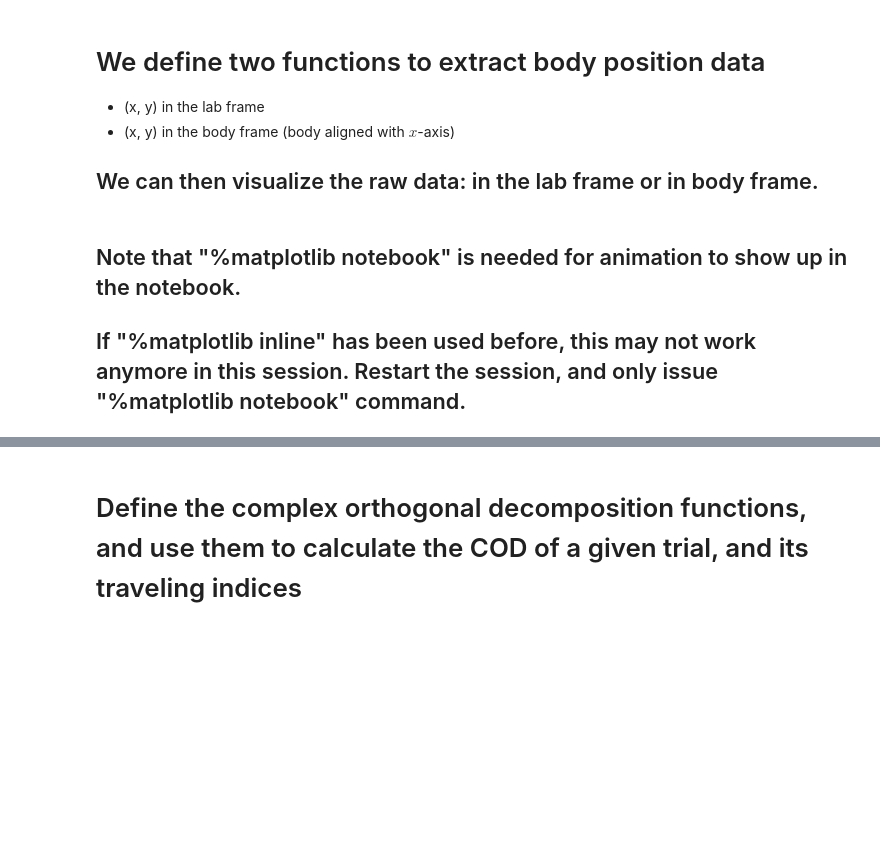
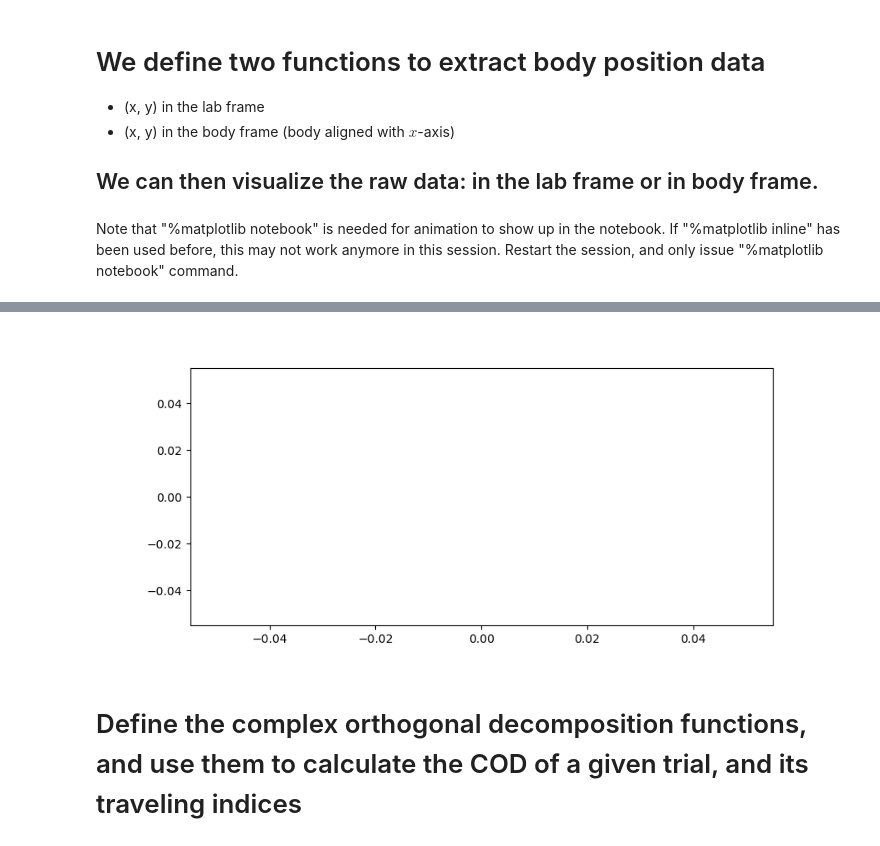
Before and after one commit to tytell/Viscosity, a Jupyter notebook: Lamprey_COD-Part_II_Initial_COD.ipynb, the cells around one changed output, grey strips where cells are left out. Saved outputs shown, nothing was run; the diff lists cells and outputs as text; code cells hidden in the pictures; blank space fills up the shorter version.

```diff
--- a/Lamprey_COD-Part_II_Initial_COD.ipynb
+++ b/Lamprey_COD-Part_II_Initial_COD.ipynb
@@ -39,4 +39,7 @@ import h5py
 # Read in the pre-processed dataset
 # %%
 # We read in the pre-processed dataset
-data_frame = pd.read_hdf("../Data/processed_midline_all.h5")
+data_frame = pd.read_hdf("Data/processed_midline_all.h5")
+# %%
+data_frame.rename(columns = {'viscosity.cP': 'viscosity', 'len.mm': 'len'}, inplace=True)
+data_frame["frame"] = data_frame["frame"].astype('int')
@@ -97,7 +108,7 @@ def extract_single_trial(df):
     """ This function extracts the y coordinates at each tracking point on the fish,
     in the lab frame."""
 
-    frames = df.loc[df["point"] == 1, 'frame'].unique()
+    frames = df.loc[df["point"] == 1, 'frame'].astype('int').unique()
     num_frames = len(frames)
 
     # Average the bodypart coordinate (along body axis) over time
@@ -115,23 +126,23 @@ def extract_single_trial(df):
         xdata[fr] =  df.iloc[start:finish].loc[:,'mxmm'].values
     return xdata, ydata
 # %% [markdown]
-## Note that "%matplotlib notebook" is needed for animation to show up in the notebook.
-## If "%matplotlib inline" has been used before, this may not work anymore in this session. Restart the session, and only issue "%matplotlib notebook" command.
+Note that "%matplotlib notebook" is needed for animation to show up in the notebook.
+If "%matplotlib inline" has been used before, this may not work anymore in this session. Restart the session, and only issue "%matplotlib notebook" command.
+# %%
+# We test this out on a few trials and see how the fish swim, the heading direction is also drawn on the animation
+# Can change values of IND and TRIAL to look at different ones
+IND = 4
+TRIAL = '29'
+
+trial_df = data_frame.loc[ (data_frame['indiv'] == IND) & (data_frame['trial'] == TRIAL) ]
+visc = trial_df['viscosity'].unique()[0]
+length = trial_df['len'].unique()[0]
+start_time = trial_df.iloc[0].loc['t']
+length = 0.5 * trial_df['len'].unique()[0]
+bodyframe = trial_df.loc[trial_df['point']==1, ['comx', 'comy', 'bodyaxisx', 'bodyaxisy', 'len']].copy()
+
+xdata, ydata = extract_single_trial(trial_df)
 # %%
-# We test this out on a few trials and see how the fish swim, the heading direction is also drawn on the animation
-# Can change values of IND and TRIAL to look at different ones
-IND = 4
-TRIAL = 29
-
-trial_df = data_frame.loc[ (data_frame['indiv'] == IND) & (data_frame['trial'] == TRIAL) ]
-visc = trial_df['viscosity'].unique()[0]
-length = trial_df['len'].unique()[0]
-start_time = trial_df.iloc[0].loc['t']
-length = 0.5 * trial_df['len'].unique()[0]
-bodyframe = trial_df.loc[trial_df['point']==1, {'comx', 'comy', 'bodyaxisx', 'bodyaxisy', 'len'}].copy()
-
-xdata, ydata = extract_single_trial(trial_df)
-
 # Animate the swimming fish as a line-point plot
 fig, ax = plt.subplots(figsize=(9,4))
 
@@ -168,7 +179,7 @@ def update(frame):
     return ln,
 
 ani = FuncAnimation(fig, update, frames=ydata.shape[0], init_func=init, blit=True);
-
+plt.show()
 # # Uncomment this if want to save the animation to file
 # # !! I used 'ffmpeg' as my video writer, but on another computer system, it could be different
 # ani.save('./labframe_ind{}_trial{}_vis{}.mp4'.format(IND, TRIAL, visc), writer='ffmpeg', fps=50)
@@ -178,3 +187,4 @@ ani = FuncAnimation(fig, update, frames=ydata.shape[0], init_func=init, blit=Tru
+[figure, added]
 # %% [markdown]
 # Define the complex orthogonal decomposition functions, and use them to calculate the COD of a given trial, and its traveling indices
 # %%
```
Also changed, not shown: parts of 7 cells of this notebook, 2 other files.
